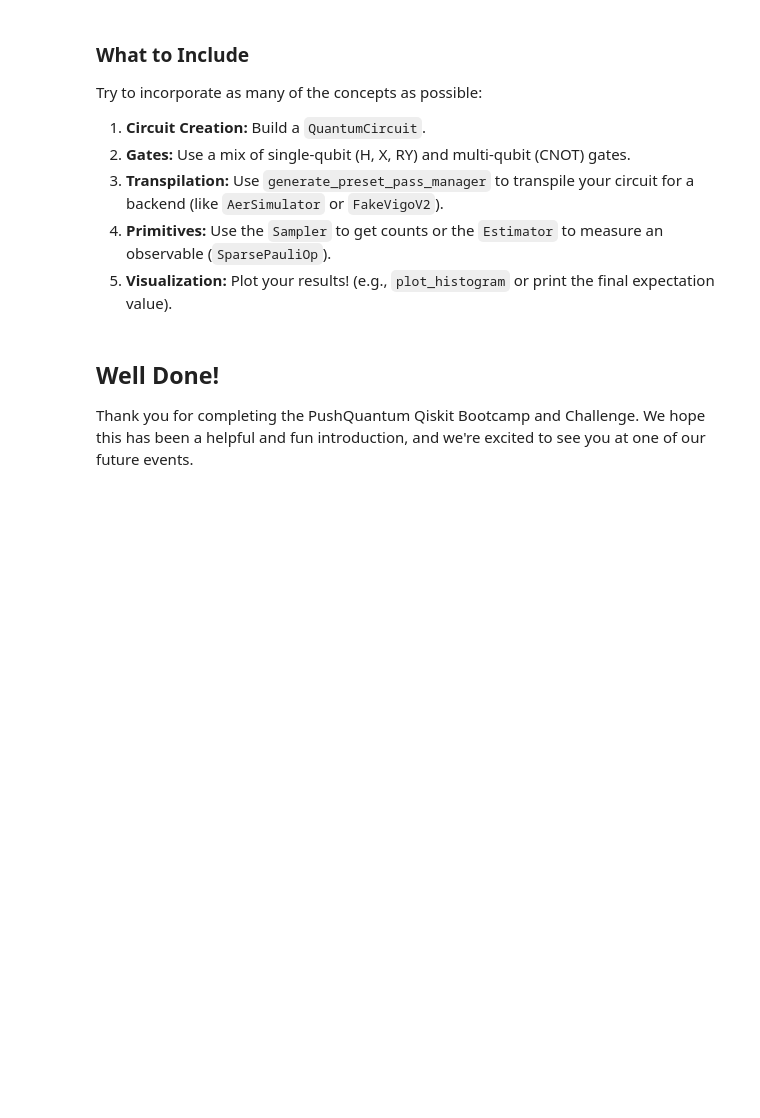
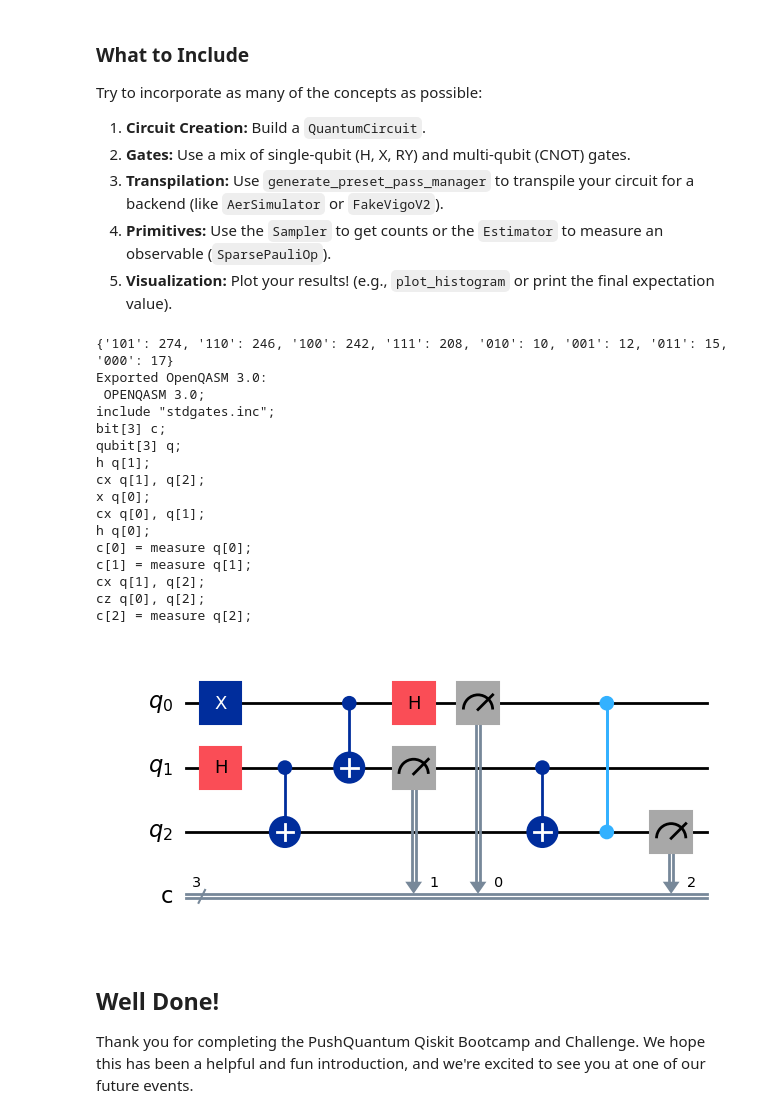
Before and after one commit to abhishekracharla/PushQuantum_Qiskit_Fall_Fest_2025, a Jupyter notebook: Qiskit_challenge_2025.ipynb, the cells around one changed output. Saved outputs shown, nothing was run; the diff lists cells and outputs as text; code cells hidden in the pictures; blank space fills up the shorter version.

```diff
--- a/Qiskit_challenge_2025.ipynb
+++ b/Qiskit_challenge_2025.ipynb
@@ -461,4 +567,17 @@ cx q[0], q[1];
 c = measure q;
 '''
 
-# Your code here
+import qiskit.qasm3
+from qiskit import QuantumCircuit
+
+qc_from_qasm = qiskit.qasm3.loads(qasm3_string_for_import)
+qc_from_qasm.draw('mpl')
+
+ghz = QuantumCircuit(3)
+ghz.h(0)
+ghz.cx(0, 1)
+ghz.cx(1, 2)
+ghz.measure_all()
+
+ghz_qasm3_string = qiskit.qasm3.dumps(ghz)
+print(ghz_qasm3_string)
@@ -490,3 +619,59 @@ Try to incorporate as many of the concepts as possible:
+# %%
+from qiskit_ibm_runtime.fake_provider import FakeVigoV2
+from qiskit_aer import AerSimulator
+from qiskit.transpiler.preset_passmanagers import generate_preset_pass_manager
+from qiskit_ibm_runtime import SamplerV2 as Sampler
+from qiskit.visualization import plot_histogram
+import qiskit.qasm3
+
+qc = QuantumCircuit(3, 3)
+qc.h(1)
+qc.cx(1, 2)
+qc.x(0)
+qc.cx(0, 1)
+qc.h(0)
+qc.measure(0, 0)
+qc.measure(1, 1)
+qc.cx(1, 2)
+qc.cz(0, 2)
+qc.measure(2, 2)
+
+fake_backend = FakeVigoV2()
+sim = AerSimulator.from_backend(fake_backend, seed_simulator=42)
+pm = generate_preset_pass_manager(backend=fake_backend, optimization_level=2)
+isa_circuit = pm.run(qc)
+
+sampler = Sampler(mode=fake_backend)
+job = sampler.run([isa_circuit], shots=1024)
+results = job.result()
+counts = results[0].data.c.get_counts()
+print(counts)
+
+
+plot_histogram(counts, title="Quantum Teleportation Counts")
+
+qasm_string = qiskit.qasm3.dumps(qc)
+print("Exported OpenQASM 3.0:\n", qasm_string)
+qc_reloaded = qiskit.qasm3.loads(qasm_string)
+qc_reloaded.draw('mpl')
+# %% [output]
+{'101': 274, '110': 246, '100': 242, '111': 208, '010': 10, '001': 12, '011': 15, '000': 17}
+Exported OpenQASM 3.0:
+ OPENQASM 3.0;
+include "stdgates.inc";
+bit[3] c;
+qubit[3] q;
+h q[1];
+cx q[1], q[2];
+x q[0];
+cx q[0], q[1];
+h q[0];
+c[0] = measure q[0];
+c[1] = measure q[1];
+cx q[1], q[2];
+cz q[0], q[2];
+c[2] = measure q[2];
+[figure, added]
 # %% [markdown]
 ## Well Done!
 
```
Also changed, not shown: parts of 15 cells of this notebook.
